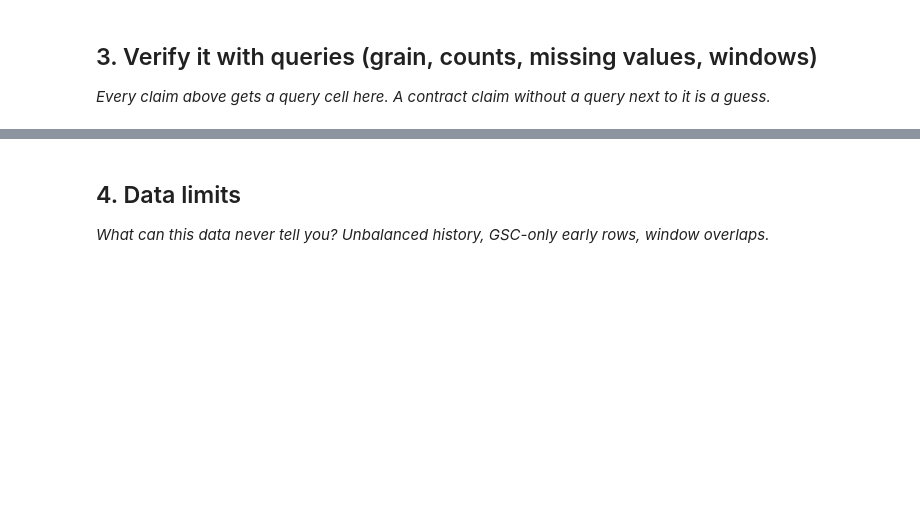
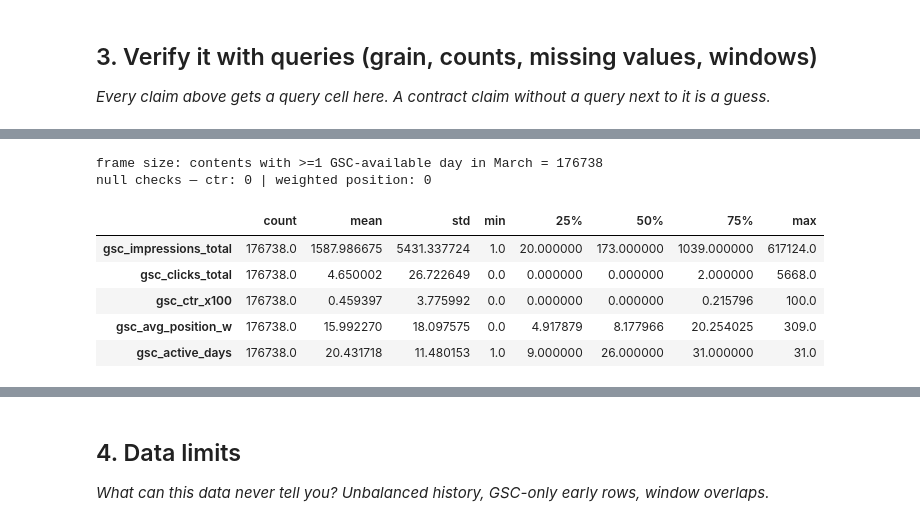
Before and after one commit to Vishal-141206/flyrank-ml-internship, a Jupyter notebook: work/notebooks/w03_data_contract.ipynb, the cells around one changed output, grey strips where cells are left out. Saved outputs shown, nothing was run; the diff lists cells and outputs as text; code cells hidden in the pictures; blank space fills up the shorter version.

```diff
--- a/work/notebooks/w03_data_contract.ipynb
+++ b/work/notebooks/w03_data_contract.ipynb
@@ -29,0 +258,32 @@ This skeleton is yours to fill. Work the sections **in order** — each one has
+# %%
+feat = con.execute("""
+SELECT
+  content_hash_id,
+  client_hash_id,
+  SUM(gsc_impressions) FILTER (WHERE gsc_data_available IS TRUE)                 AS gsc_impressions_total,
+  SUM(gsc_clicks)     FILTER (WHERE gsc_data_available IS TRUE)                  AS gsc_clicks_total,
+  COUNT(*)           FILTER (WHERE gsc_data_available IS TRUE)                   AS gsc_active_days,
+  SUM(gsc_impressions * gsc_avg_position) FILTER (WHERE gsc_data_available IS TRUE)
+    / NULLIF(SUM(gsc_impressions) FILTER (WHERE gsc_data_available IS TRUE), 0)  AS gsc_avg_position_w
+FROM mar
+WHERE gsc_data_available IS TRUE
+GROUP BY 1, 2
+ORDER BY content_hash_id
+""").fetchdf()
+feat = feat.sort_values("content_hash_id").reset_index(drop=True)
+feat["gsc_ctr_x100"] = feat["gsc_clicks_total"] / feat["gsc_impressions_total"] * 100.0
+
+print("frame size: contents with >=1 GSC-available day in March =", len(feat))
+print("null checks — ctr:", int(feat["gsc_ctr_x100"].isna().sum()),
+      "| weighted position:", int(feat["gsc_avg_position_w"].isna().sum()))
+feat[["gsc_impressions_total", "gsc_clicks_total", "gsc_ctr_x100",
+      "gsc_avg_position_w", "gsc_active_days"]].describe().T
+# %% [output]
+frame size: contents with >=1 GSC-available day in March = 176738
+null checks — ctr: 0 | weighted position: 0
+|  | count | mean | std | min | 25% | 50% | 75% | max |
+| gsc_impressions_total | 176738.0 | 1587.986675 | 5431.337724 | 1.0 | 20.000000 | 173.000000 | 1039.000000 | 617124.0 |
+| gsc_clicks_total | 176738.0 | 4.650002 | 26.722649 | 0.0 | 0.000000 | 0.000000 | 2.000000 | 5668.0 |
+| gsc_ctr_x100 | 176738.0 | 0.459397 | 3.775992 | 0.0 | 0.000000 | 0.000000 | 0.215796 | 100.0 |
+| gsc_avg_position_w | 176738.0 | 15.992270 | 18.097575 | 0.0 | 4.917879 | 8.177966 | 20.254025 | 309.0 |
+| gsc_active_days | 176738.0 | 20.431718 | 11.480153 | 1.0 | 9.000000 | 26.000000 | 31.000000 | 31.0 |
```
Also changed, not shown: parts of 24 cells of this notebook.
